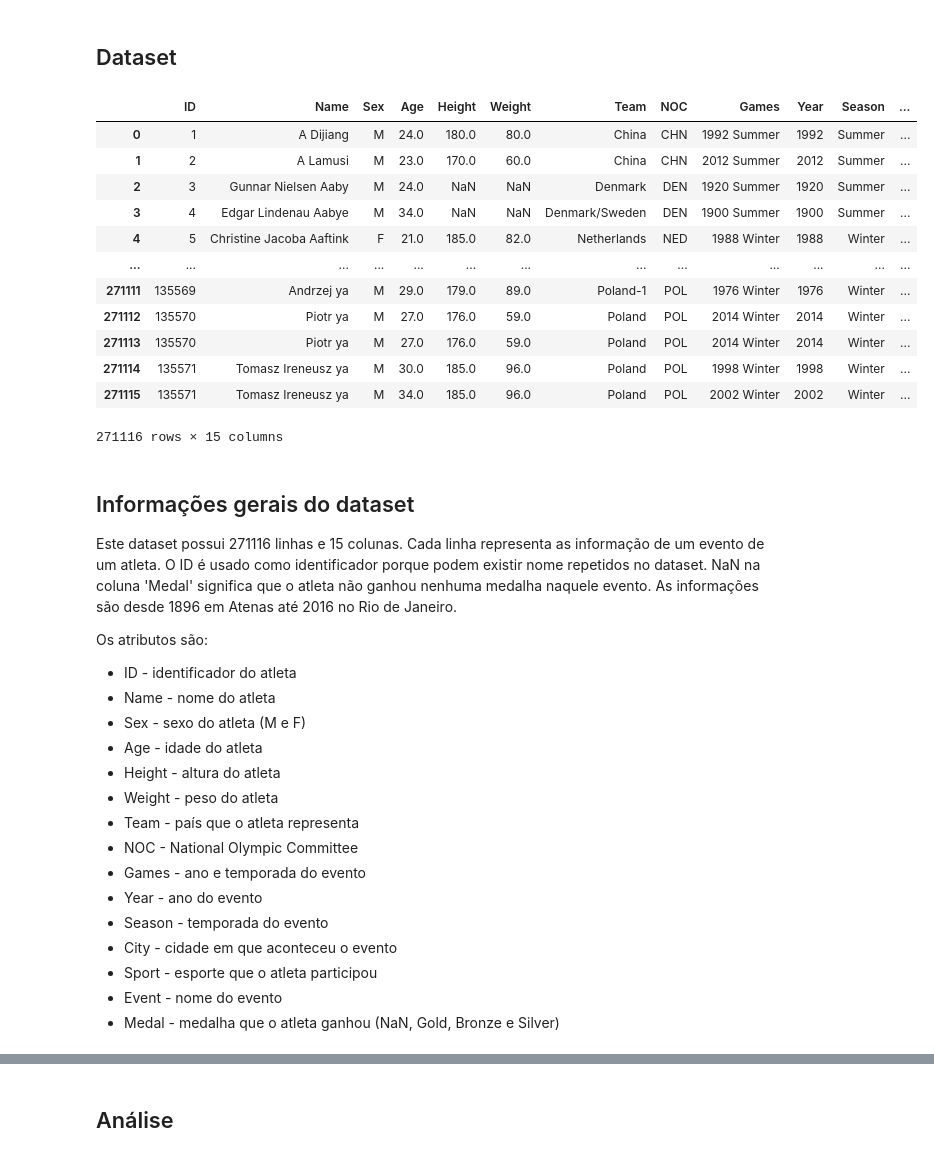
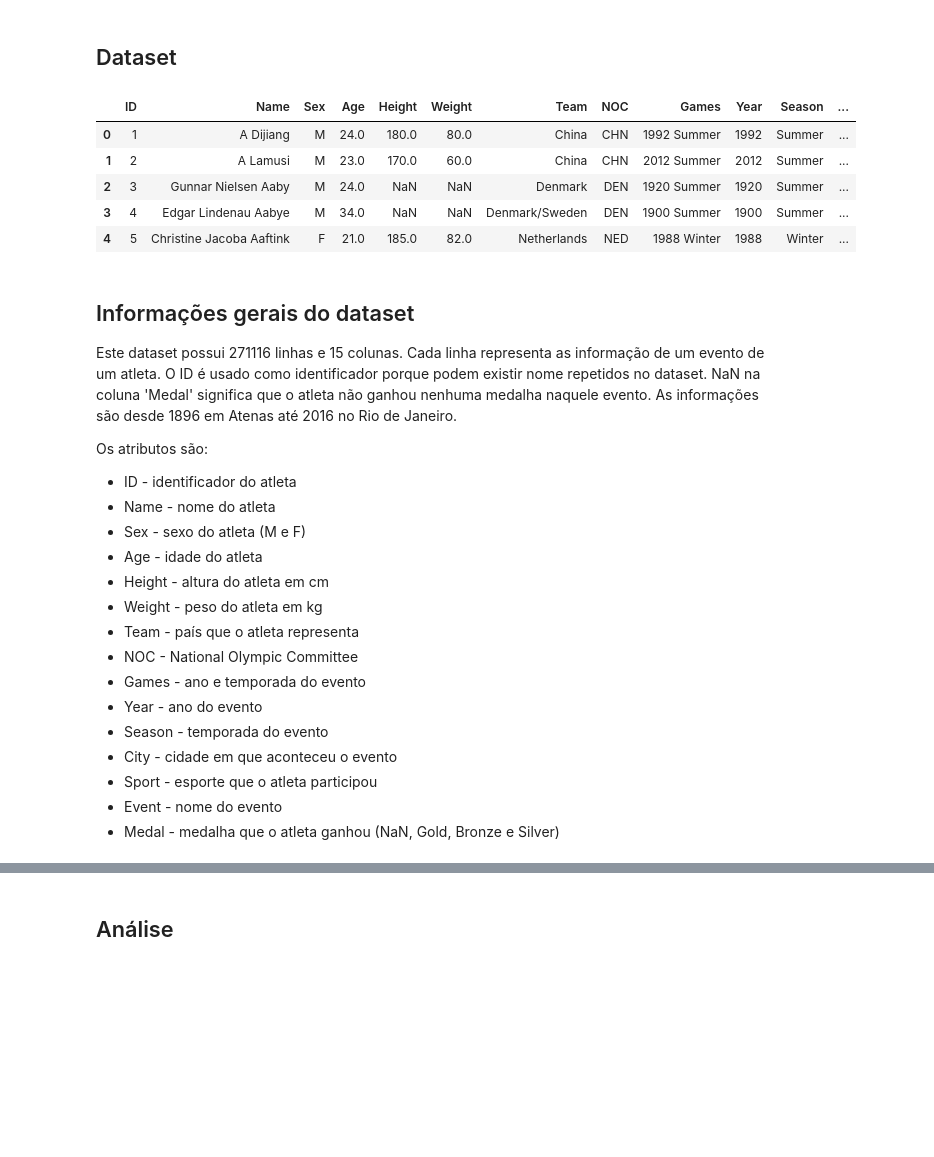
Before and after one commit to thalissonfelipe/mineracao, a Jupyter notebook: Relatorio.ipynb, the cells around one changed output, grey strips where cells are left out. Saved outputs shown, nothing was run; the diff lists cells and outputs as text; code cells hidden in the pictures; blank space fills up the shorter version.

```diff
--- a/Relatorio.ipynb
+++ b/Relatorio.ipynb
@@ -15,21 +17,14 @@ Basic bio data on athletes and medal results from Athens 1896 to Rio 2016.
 # %%
 df = pd.read_csv('datasets/athlete_events.csv')
 df_noc = pd.read_csv('datasets/noc_regions.csv')
-df
+df.head()
 # %% [output]
 |  | ID | Name | Sex | Age | Height | Weight | Team | NOC | Games | Year | Season | ... |
 | 0 | 1 | A Dijiang | M | 24.0 | 180.0 | 80.0 | China | CHN | 1992 Summer | 1992 | Summer | ... |
 | 1 | 2 | A Lamusi | M | 23.0 | 170.0 | 60.0 | China | CHN | 2012 Summer | 2012 | Summer | ... |
 | 2 | 3 | Gunnar Nielsen Aaby | M | 24.0 | NaN | NaN | Denmark | DEN | 1920 Summer | 1920 | Summer | ... |
 | 3 | 4 | Edgar Lindenau Aabye | M | 34.0 | NaN | NaN | Denmark/Sweden | DEN | 1900 Summer | 1900 | Summer | ... |
 | 4 | 5 | Christine Jacoba Aaftink | F | 21.0 | 185.0 | 82.0 | Netherlands | NED | 1988 Winter | 1988 | Winter | ... |
-| ... | ... | ... | ... | ... | ... | ... | ... | ... | ... | ... | ... | ... |
-| 271111 | 135569 | Andrzej ya | M | 29.0 | 179.0 | 89.0 | Poland-1 | POL | 1976 Winter | 1976 | Winter | ... |
-| 271112 | 135570 | Piotr ya | M | 27.0 | 176.0 | 59.0 | Poland | POL | 2014 Winter | 2014 | Winter | ... |
-| 271113 | 135570 | Piotr ya | M | 27.0 | 176.0 | 59.0 | Poland | POL | 2014 Winter | 2014 | Winter | ... |
-| 271114 | 135571 | Tomasz Ireneusz ya | M | 30.0 | 185.0 | 96.0 | Poland | POL | 1998 Winter | 1998 | Winter | ... |
-| 271115 | 135571 | Tomasz Ireneusz ya | M | 34.0 | 185.0 | 96.0 | Poland | POL | 2002 Winter | 2002 | Winter | ... |
-271116 rows × 15 columns
 # %% [markdown]
 ## Informações gerais do dataset
 
@@ -40,8 +35,8 @@ Os atributos são:
 * Name - nome do atleta
 * Sex - sexo do atleta (M e F)
 * Age - idade do atleta
-* Height - altura do atleta
-* Weight - peso do atleta
+* Height - altura do atleta em cm
+* Weight - peso do atleta em kg
 * Team - país que o atleta representa
 * NOC - National Olympic Committee
 * Games - ano e temporada do evento
```
Also changed, not shown: parts of 40 cells of this notebook.
